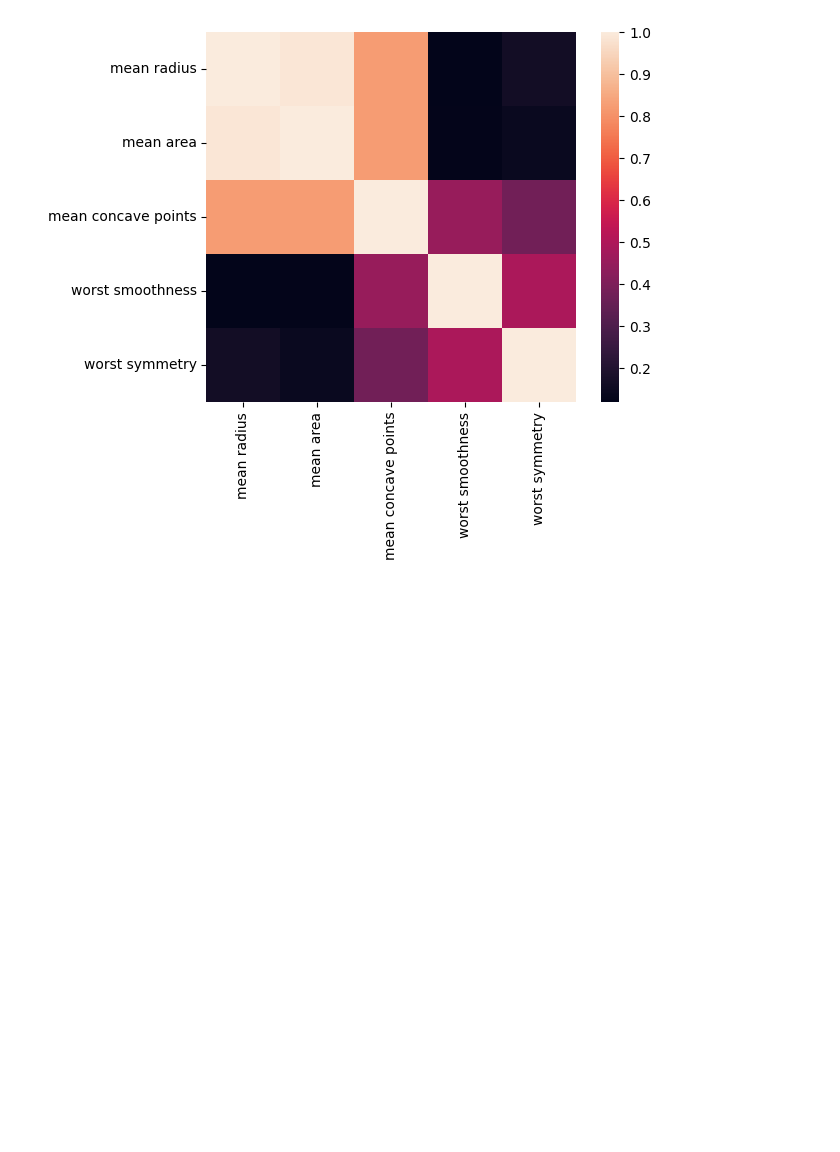
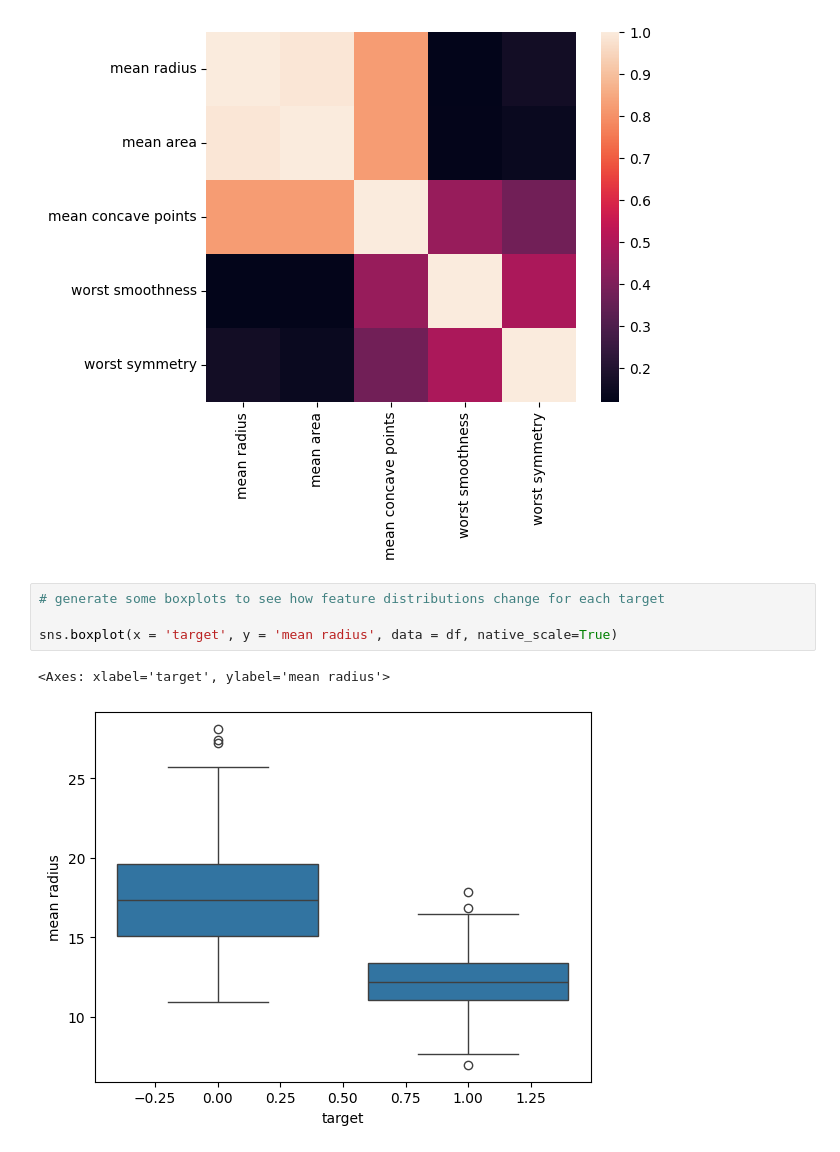
Before and after one commit to na-learning/ML-Logistic-Regression, a Jupyter notebook: Logistic_Regression.ipynb, the cells around one changed output. Cells and saved outputs as stored; diff of their text form; blank space fills up the shorter version.

```diff
--- a/Logistic_Regression.ipynb
+++ b/Logistic_Regression.ipynb
@@ -64,3 +76,10 @@ sns.heatmap(corr, square=True)
 # %% [output]
 <Axes: >
 [figure]
+# %%
+# generate some boxplots to see how feature distributions change for each target
+
+sns.boxplot(x = 'target', y = 'mean radius', data = df, native_scale=True)
+# %% [output]
+<Axes: xlabel='target', ylabel='mean radius'>
+[figure, added]
```
Also changed, not shown: parts of 16 cells of this notebook.
